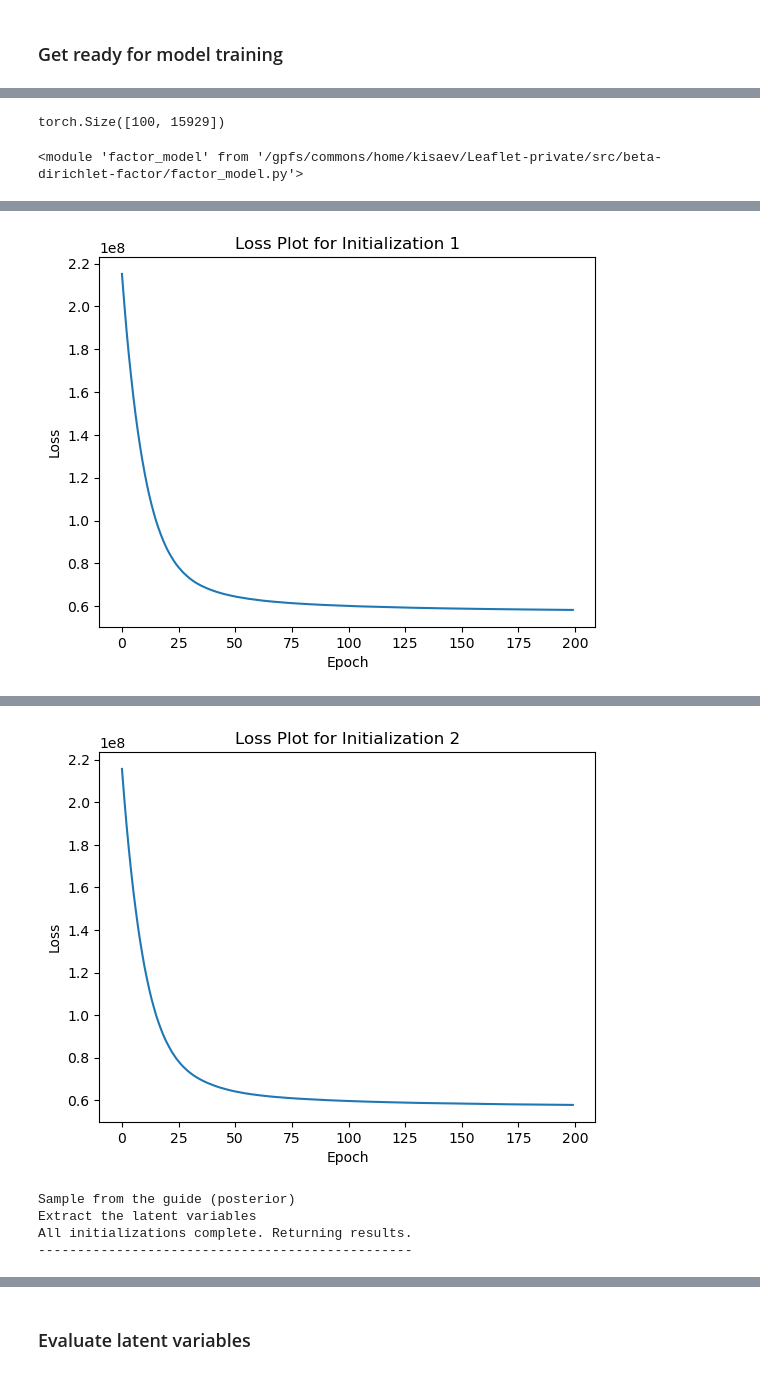
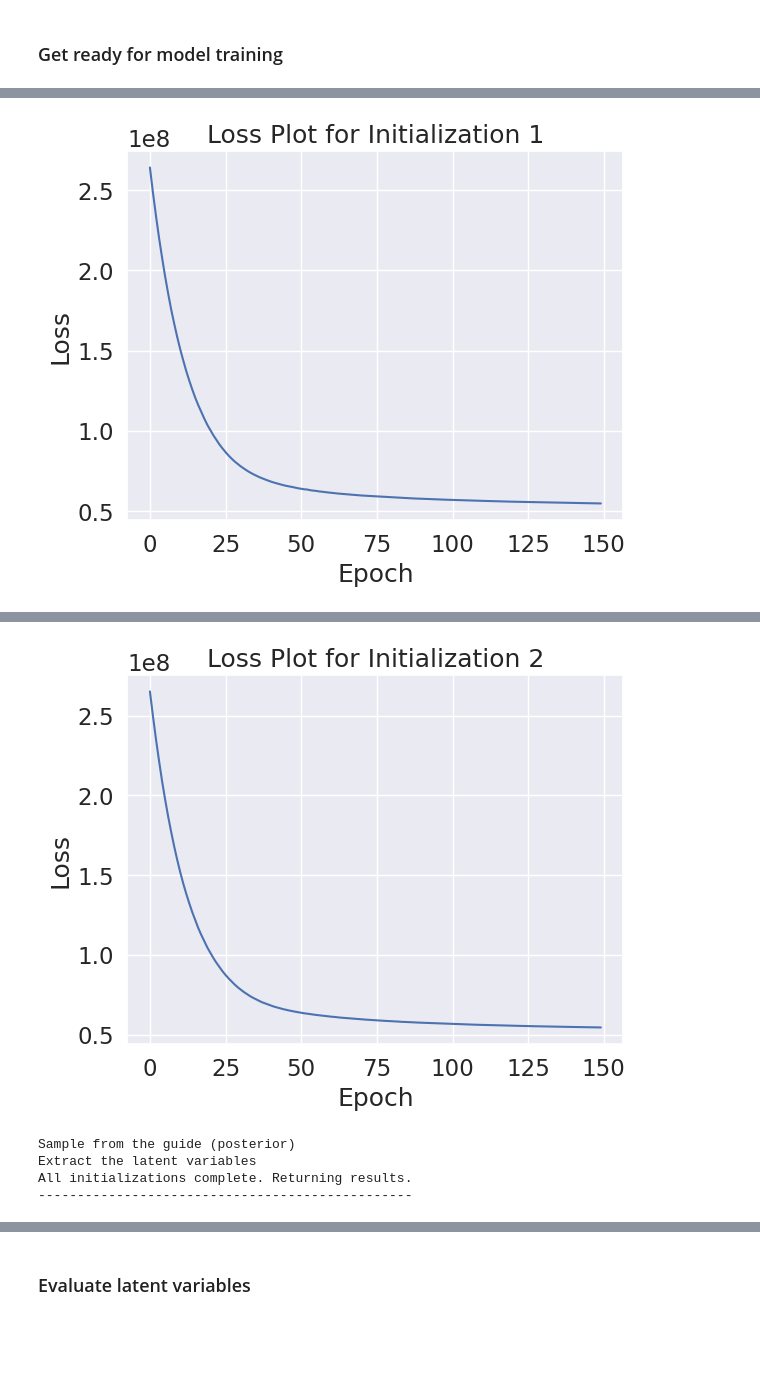
Before and after one commit to daklab/LeafletFA, a Jupyter notebook: notebooks/example_analysis/run_beta-dirichlet-factor_model.ipynb, the cells around one changed output, grey strips where cells are left out. Drawn from its saved outputs; the diff is of its cells as text; code cells hidden in the pictures; blank space fills up the shorter version.

```diff
--- a/notebooks/example_analysis/run_beta-dirichlet-factor_model.ipynb
+++ b/notebooks/example_analysis/run_beta-dirichlet-factor_model.ipynb
@@ -105,3 +107,7 @@ num_junctions_counts = final_data['junction_id_index'].max() + 1
 size_counts = (num_cells_counts, num_junctions_counts)
 # Create a sparse tensor
 total_counts_tensor = torch.sparse_coo_tensor(indices_counts, values_counts, size_counts)
+# %%
+# save full dataset y_tensor and total_counts_tensor
+full_y_tensor = y_tensor
+full_total_counts_tensor = total_counts_tensor
@@ -107,0 +450,13 @@ total_counts_tensor = torch.sparse_coo_tensor(indices_counts, values_counts, siz
+# %%
+# make boxplot for r
+sns.set_style("whitegrid")
+sns.set_context("paper")
+sns.set(font_scale=1.5)
+plt.figure(figsize=(8, 8))
+
+ax = sns.boxplot(x="K", y="r", hue="perc_masked", data=masked_perf_df, palette="Set1")
+ax.set_xlabel("K")
+ax.set_ylabel("r")
+ax.set_title("Spearman r for masked data")
+plt.show()
+print(masked_perf_df.r.max())
@@ -107,0 +466,13 @@ total_counts_tensor = torch.sparse_coo_tensor(indices_counts, values_counts, siz
+# %%
+# make boxplot for r
+sns.set_style("whitegrid")
+sns.set_context("paper")
+sns.set(font_scale=1.5)
+plt.figure(figsize=(8, 8))
+
+ax = sns.boxplot(x="K", y="l2", hue="perc_masked", data=masked_perf_df, palette="Set1")
+ax.set_xlabel("K")
+ax.set_ylabel("l2")
+ax.set_title("l2 for masked data")
+plt.show()
+print(masked_perf_df.l2.min())
@@ -110,25 +514,7 @@ total_counts_tensor = torch.sparse_coo_tensor(indices_counts, values_counts, siz
-# %%
-import pyro
-import pyro.distributions as dist
-
-N  = num_cells
-P = num_junctions
-K = 100
-
-a = pyro.sample("a", dist.Gamma(1., 1.).expand([P]).to_event(1))
-b = pyro.sample("b", dist.Gamma(1., 1.).expand([P]).to_event(1))# per junction to model average behaviour
-# in this setup,the behavior of each junction is modeled independently of others
-psi_dist = dist.Beta(a, b).expand([K, P]).to_event(2)
-psi = pyro.sample("psi", psi_dist) # shape is K,P
-print(psi.shape)
-# %% [output]
-torch.Size([100, 15929])
-# %%
-# import reload
-reload(factor_model)
-# %% [output]
-<module 'factor_model' from '/gpfs/commons/home/kisaev/Leaflet-private/src/beta-dirichlet-factor/factor_model.py'>
 # %%
-K = 20
-all_results = factor_model.main(y_tensor, total_counts_tensor, num_initializations=2, use_global_prior=False, K=K, lr=0.1, loss_plot=True, num_epochs=200, save_to_file = False)
+reload(factor_model)
+best_K = 100
+K = best_K
+
+all_results = factor_model.main(full_y_tensor, full_total_counts_tensor, num_initializations=2, use_global_prior=False, K=100, lr=0.1, loss_plot=True, num_epochs=150, save_to_file = False)
 # %% [output]
@@ -152,3 +540,3 @@ Epoch 190, Loss: 58366387.601940274
-[figure, old version]
+[figure, new version]
 Sample from the guide (posterior)
 Extract the latent variables
@@ -170,4 +561,4 @@ Epoch 190, Loss: 57894870.82414758
-[figure, old version]
+[figure, new version]
 Sample from the guide (posterior)
 Extract the latent variables
 All initializations complete. Returning results.
```
Also changed, not shown: parts of 60 cells of this notebook, 4 other files.
